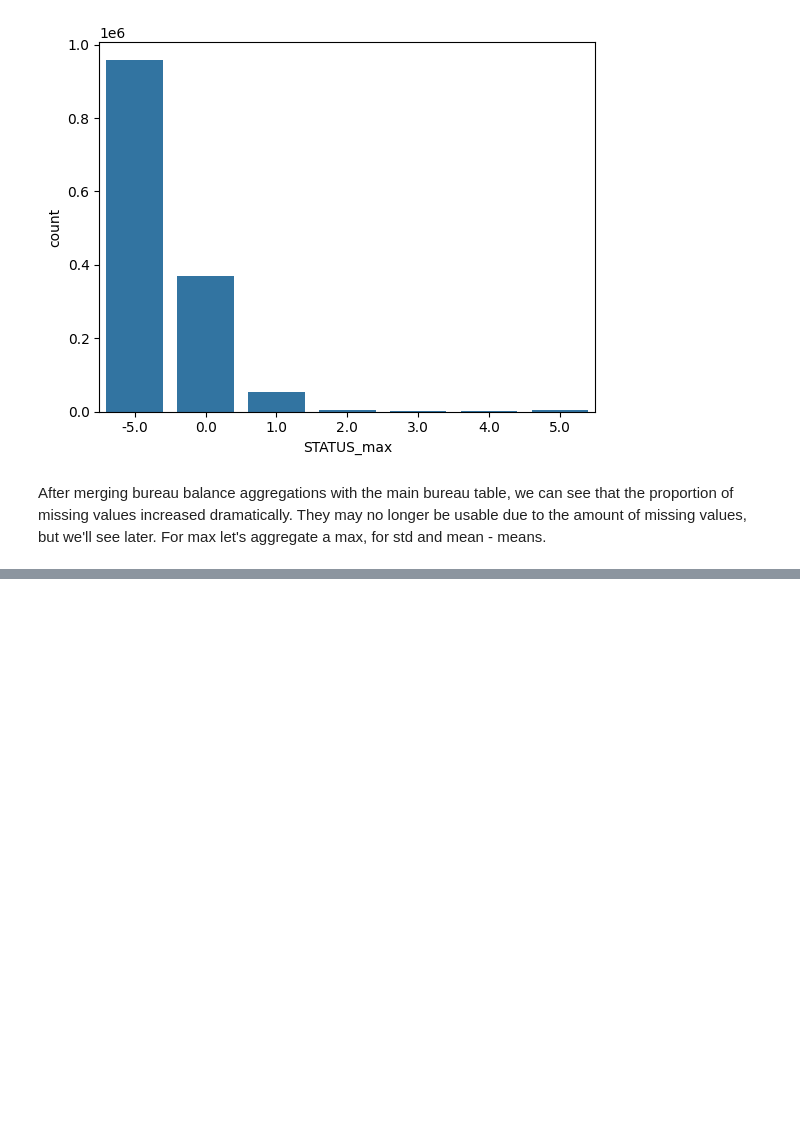
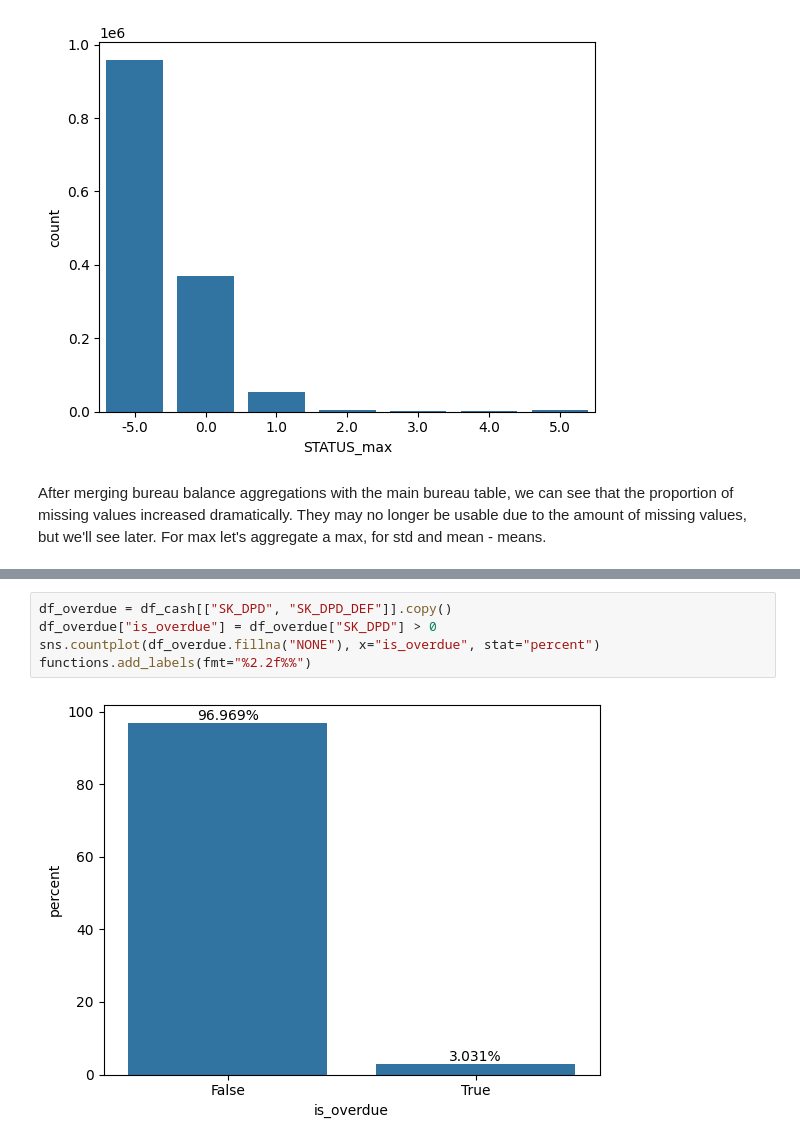
Before and after one commit to Vienmarskinis/home_credit_default_risk, a Jupyter notebook: wip.ipynb, the cells around one changed output, grey strips where cells are left out. Drawn from its saved outputs; the diff is of its cells as text; blank space fills up the shorter version.

```diff
--- a/wip.ipynb
+++ b/wip.ipynb
@@ -349,0 +434,7 @@ aggregates = aggregates.join(credit_enddate_positive_agg, how="outer")
+# %%
+df_overdue = df_cash[["SK_DPD", "SK_DPD_DEF"]].copy()
+df_overdue["is_overdue"] = df_overdue["SK_DPD"] > 0
+sns.countplot(df_overdue.fillna("NONE"), x="is_overdue", stat="percent")
+functions.add_labels(fmt="%2.2f%%")
+# %% [output]
+[figure, added]
```
Also changed, not shown: parts of 65 cells of this notebook, 2 other files.
